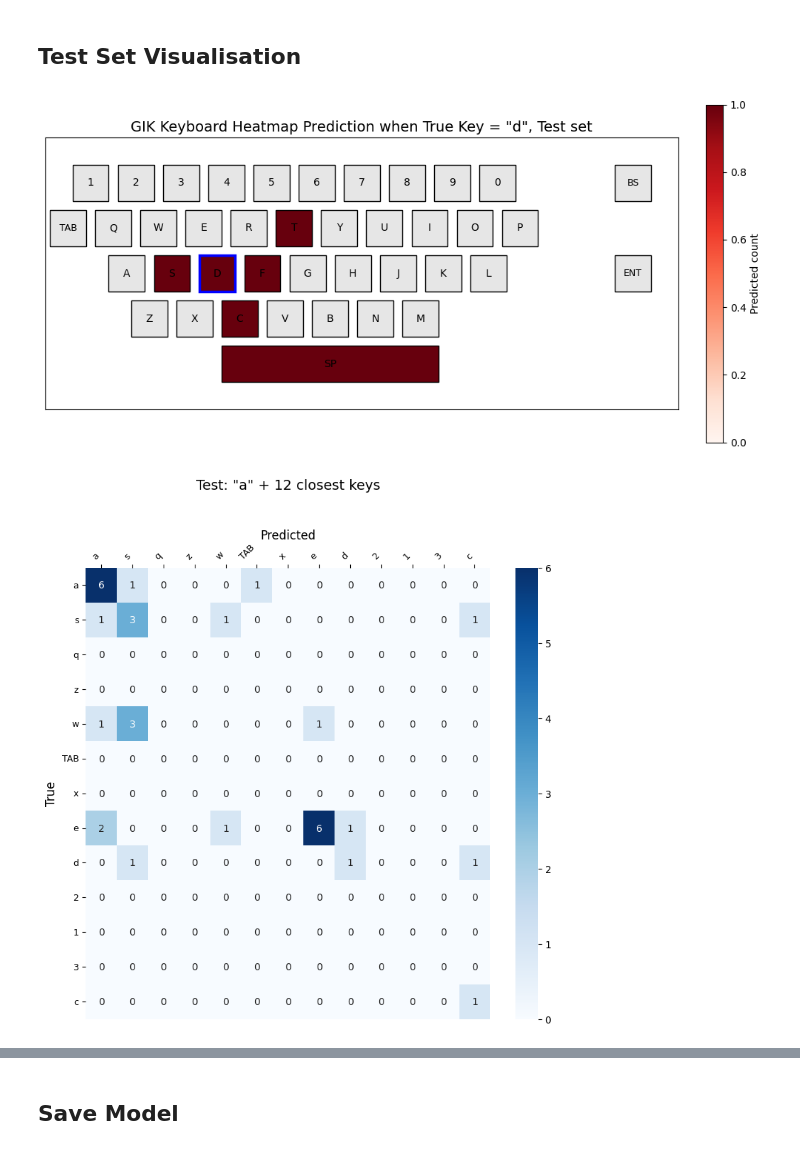
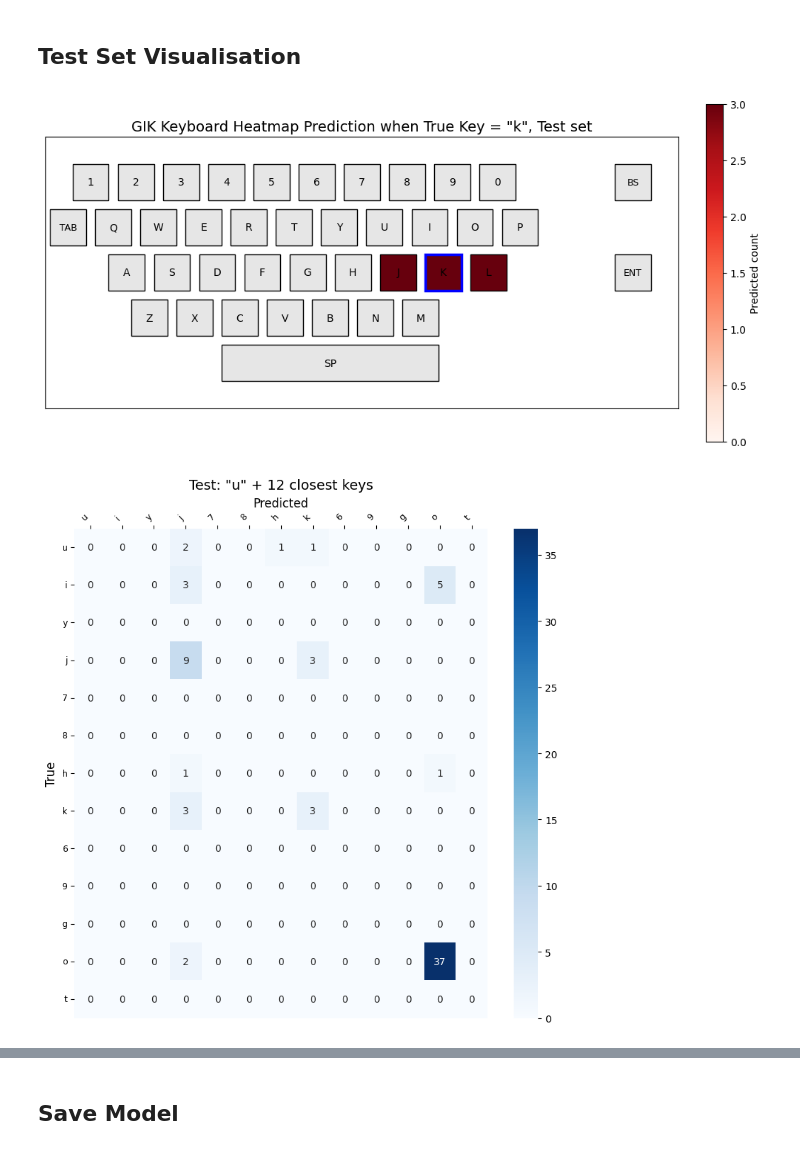
Before and after one commit to Perceptron-GIK/perceptron-gik, a Jupyter notebook: train_model.ipynb, the cells around one changed output, grey strips where cells are left out. Cells and saved outputs as stored; diff of their text form; code cells hidden in the pictures.

```diff
--- a/train_model.ipynb
+++ b/train_model.ipynb
@@ -33,11 +33,11 @@ PyTorch 2.10.0+cpu | Device: cpu
 ## Configuration
 # %%
 # Data paths - Using data_hazel_2 with multiple sources
-DATA_DIR = "data_hazel_1"
+DATA_DIR = "data_right"
 
 # Multiple data sources (paired keyboard + IMU files)
-KEYBOARD_FILES = ["Keyboard_1.csv"]
-LEFT_FILES = ["Left_1.csv"]
+KEYBOARD_FILES = ["Keyboard_4.csv", "Keyboard_5.csv", "Keyboard_6.csv", "Keyboard_7.csv", "Keyboard_8.csv", "Keyboard_9.csv"]
+LEFT_FILES = ["Right_4.csv", "Right_5.csv", "Right_6.csv", "Right_7.csv", "Right_8.csv", "Right_9.csv"]
 RIGHT_FILES = None  # Set to list of files if available
 
 PROCESSED_DATA_PATH = os.path.join(DATA_DIR, "processed_dataset.pt")
@@ -47,7 +47,7 @@ CONFIG = {
     'max_seq_length': 10,
     'hidden_dim': 128,
     'num_layers': 2,
-    'dropout': 0.5,  # Increased for regularization
+    'dropout': 0.7,  # Increased for regularization
     'batch_size': 32,
     'learning_rate': 5e-4,
     'weight_decay': 1e-3,  # L2 regularization
@@ -667,15 +665,15 @@ def plot_virtual_keyboard_heatmap(cm_orig, anchor_char, subset_name):
 # %%
 cm_orig = compute_confusion_matrix_40x40(trainer.test_dataset, model, DEVICE)
 
 #plot_confusion_matrix_40x40(cm_orig, 'Test')
 
-plot_virtual_keyboard_heatmap(cm_orig, 'd', 'Test')
+plot_virtual_keyboard_heatmap(cm_orig, 'k', 'Test')
 
-neighbours_a, cm_a = plot_anchor_with_closest_neighbours(cm_orig, 'a', 'Test', k_neighbours=12)
+neighbours_a, cm_a = plot_anchor_with_closest_neighbours(cm_orig, 'u', 'Test', k_neighbours=12)
 
-neighbours_g, cm_g = plot_anchor_with_closest_neighbours(cm_orig, 'g', 'Test', k_neighbours=20)
+neighbours_g, cm_g = plot_anchor_with_closest_neighbours(cm_orig, 'm', 'Test', k_neighbours=12)
 
-neighbours_l, cm_l = plot_anchor_with_closest_neighbours(cm_orig, 'l', 'Test', k_neighbours=13)
+neighbours_l, cm_l = plot_anchor_with_closest_neighbours(cm_orig, 'p', 'Test', k_neighbours=12)
 # %% [output]
-[figure, old version]
+[figure, new version]
-[figure, old version]
+[figure, new version]
```
Also changed, not shown: parts of 10 cells of this notebook.
